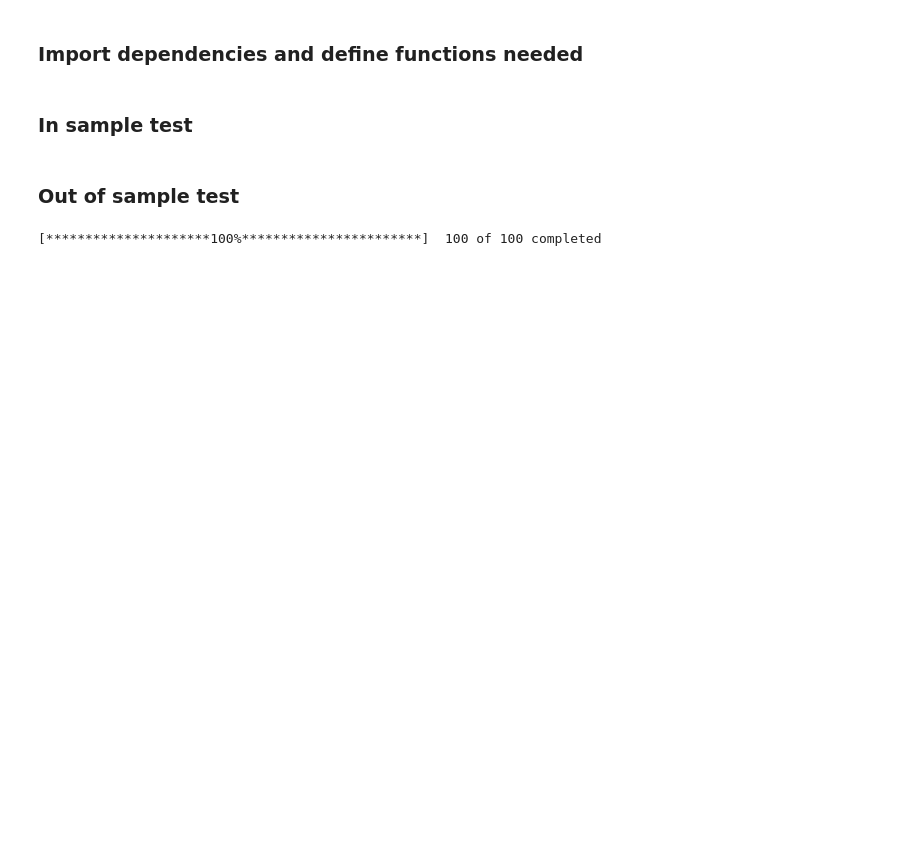
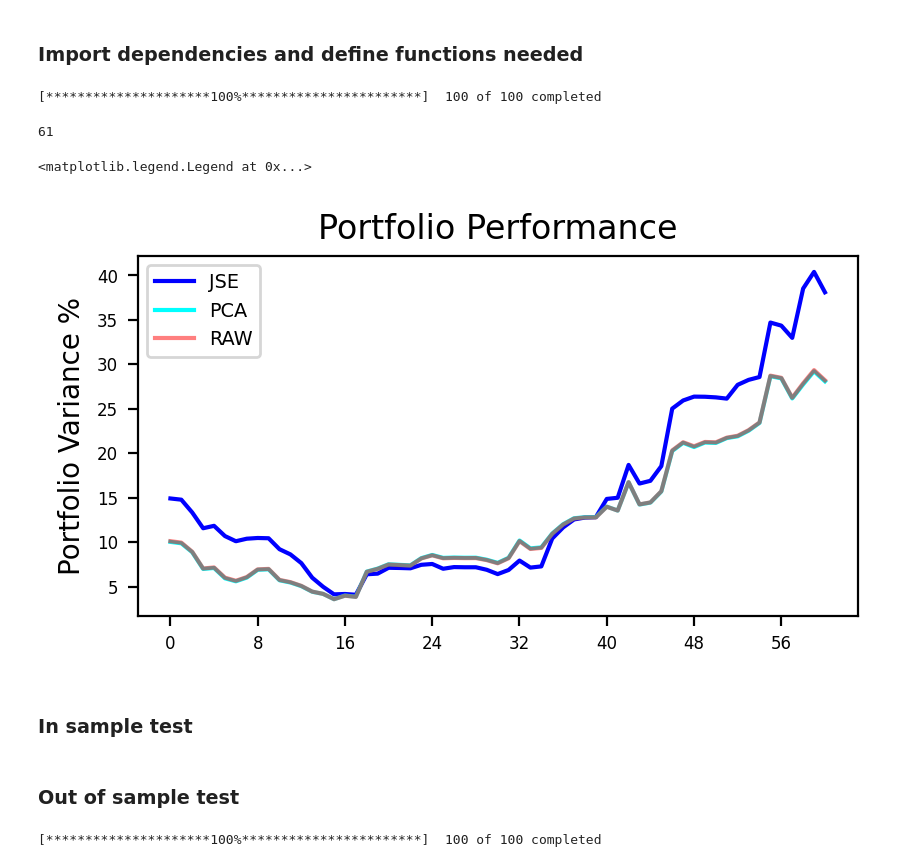
Before and after one commit to simonribas3/HITM_Research, a Jupyter notebook: JSE_IS_OS_BT.ipynb, the cells around one changed output. Saved outputs shown, nothing was run; the diff lists cells and outputs as text; code cells hidden in the pictures; blank space fills up the shorter version.

```diff
--- a/JSE_IS_OS_BT.ipynb
+++ b/JSE_IS_OS_BT.ipynb
@@ -81,7 +81,7 @@ def continuous_os_Test(period, return_type, num_assets, obs, sample):
         p_PCA = []
         p_RAW = []
         subset_df = sampleData_pct.iloc[i:sample+i, :] # Grab a subset
-        for j in range(0, len(tempdf)):
+        for j in range(0, len(subset_df) - obs - 1):
         # cur_yr = sampleData_pct.reset_index().loc[obs+i, 'Date'].year
         # cur_mo = sampleData_pct.reset_index().loc[obs+i, 'Date'].month
         # cur_day = sampleData_pct.reset_index().loc[obs+i, 'Date'].day
@@ -124,7 +124,7 @@ def continuous_os_Test(period, return_type, num_assets, obs, sample):
     # time_horizon = str(f'Time:{first_month}/{first_year}-{last_month}/{last_year}')
 
 
-    return varianceJSE, variancePCA, varianceRAW, _time # variance of portfolio returns
+    return varianceJSE, variancePCA, varianceRAW #_time  variance of portfolio returns
 
 ## ----------- COMPUTE THE WEIGHTS ----------- ##
 def ComputeMRPortfolio(p, p_eta, delta2, h):
@@ -536,6 +536,28 @@ def biasTest(period, return_type, num_assets, obs, subset: int):
     return subJSE, subPCA, subRAW, iterations, time_slice, acc_std
 
 ## ----------- END FUNC ------------ ##
+# %%
+varJSE_new, varPCA_new, varRAW_new = continuous_os_Test('10y', '1mo', 100, 24,50)
+# %% [output]
+[*********************100%***********************]  100 of 100 completed
+# %%
+len(varJSE_new)
+# %% [output]
+61
+# %%
+fig_0 = plt.figure(figsize=(4,2), dpi = 200)
+axes_0 = fig_0.add_axes([0.1,0.1, 0.9, 0.9])
+axes_0.xaxis.set_major_locator(ticker.MaxNLocator())
+axes_0.tick_params(labelsize = 6)
+axes_0.set_ylabel('Portfolio Variance %')
+axes_0.set_title(f'Portfolio Performance')
+axes_0.plot(varJSE_new, label = 'JSE', color = '#0000FF', alpha = 1)
+axes_0.plot(varPCA_new, label = 'PCA', color = '#00FFFF')
+axes_0.plot(varRAW_new, label = 'RAW', color = 'red', alpha = 0.5)
+axes_0.legend(loc = 0, fontsize = 'x-small') # upper right: 1, upper left: 2, lower left: 3, lower right: 4 like the four quadrants
+# %% [output]
+<matplotlib.legend.Legend at 0x...>
+[figure, added]
 # %%
 reb_period = '10y'
 reb_return_type = '1mo'
```
Also changed, not shown: parts of 2 cells of this notebook, 1 other file.
